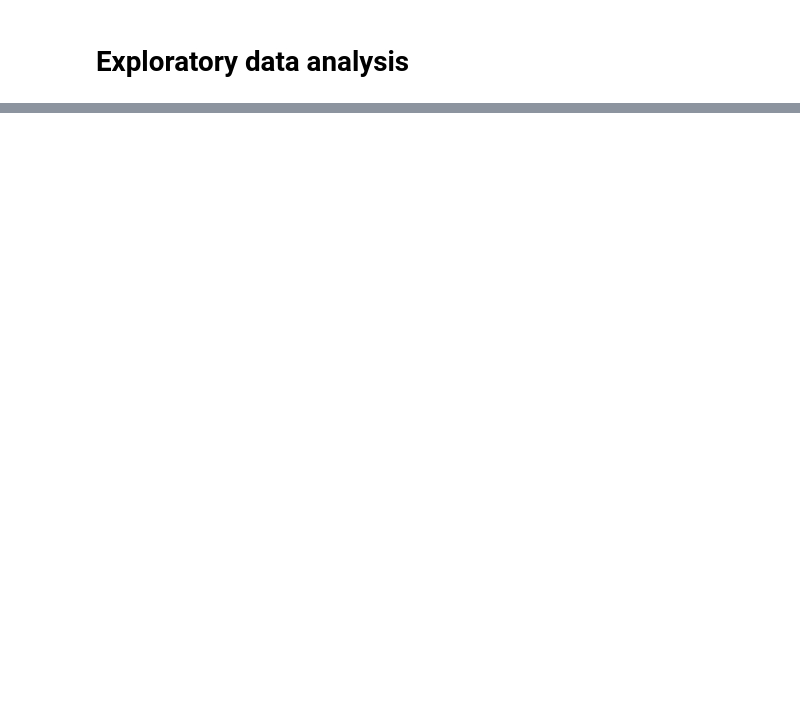
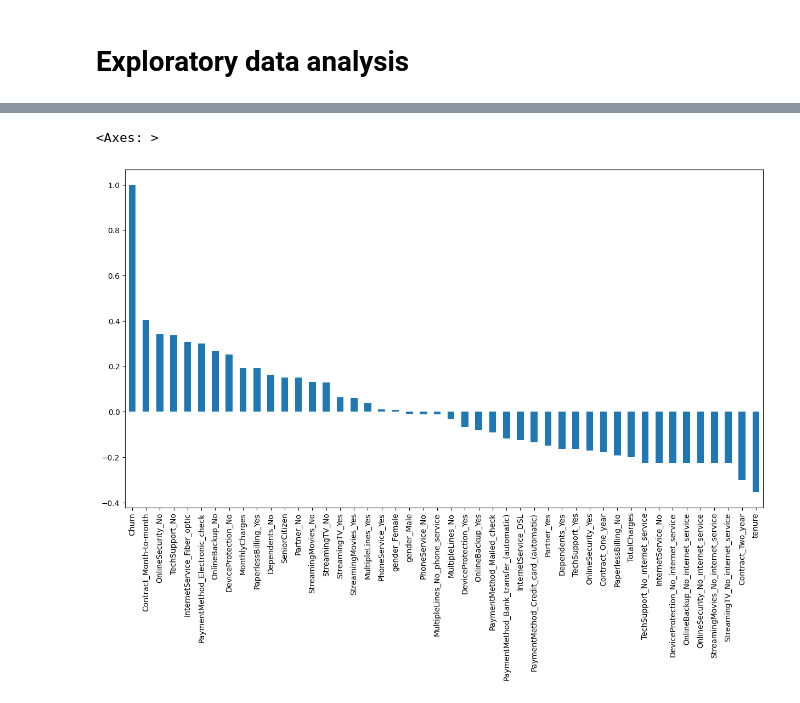
Before and after one commit to shanky474/pfizer_case_study_customer_churn, a Jupyter notebook: Customer_Churn_EDA.ipynb, the cells around one changed output, grey strips where cells are left out. Saved outputs shown, nothing was run; the diff lists cells and outputs as text; code cells hidden in the pictures; blank space fills up the shorter version.

```diff
--- a/Customer_Churn_EDA.ipynb
+++ b/Customer_Churn_EDA.ipynb
@@ -58,0 +79,18 @@ df[df.duplicated()]
+# %%
+df_fine_tune['Churn']=df_fine_tune['Churn'].map({"Yes":1,"No":0})
+df_fine_tune_encoded = pd.get_dummies(df_fine_tune, columns=['gender',
+                                                             'Partner',
+                                                             'Dependents',
+                                                             'PhoneService',
+                                                             'MultipleLines',
+                                                             'InternetService',
+                                                             'OnlineSecurity',
+                                                             'OnlineBackup',
+                                                             'DeviceProtection',
+                                                             'TechSupport',
+                                                             'StreamingTV',
+                                                             'StreamingMovies',
+                                                             'Contract',
+                                                             'PaperlessBilling',
+                                                             'PaymentMethod'],drop_first=False,dtype='int')
+df_fine_tune_encoded.columns = df_fine_tune_encoded.columns.str.replace(' ', '_')
@@ -58,0 +119,3 @@ df[df.duplicated()]
+# %%
+df_fine_tune_numeric = df_fine_tune_encoded[['tenure','MonthlyCharges','TotalCharges']].apply(pd.to_numeric,errors='coerce')
+df_fine_tune_numeric.isnull().sum()
@@ -58,0 +147,4 @@ df[df.duplicated()]
+# %%
+df_fine_tune_encoded.drop(labels=df_fine_tune_numeric[df_fine_tune_numeric['tenure'] == 0].index, axis=0, inplace=True)
+# %%
+df_fine_tune_encoded[['TotalCharges']] = df_fine_tune_encoded[['TotalCharges']].apply(pd.to_numeric, errors='coerce')
@@ -58,0 +161,7 @@ df[df.duplicated()]
+# %%
+#Get Correlation of "Churn" with other variables:
+plt.figure(figsize=(15,8))
+df_fine_tune_encoded.corr()['Churn'].sort_values(ascending = False).plot(kind='bar')
+# %% [output]
+<Axes: >
+[figure, added]
```
Also changed, not shown: parts of 15 cells of this notebook.
